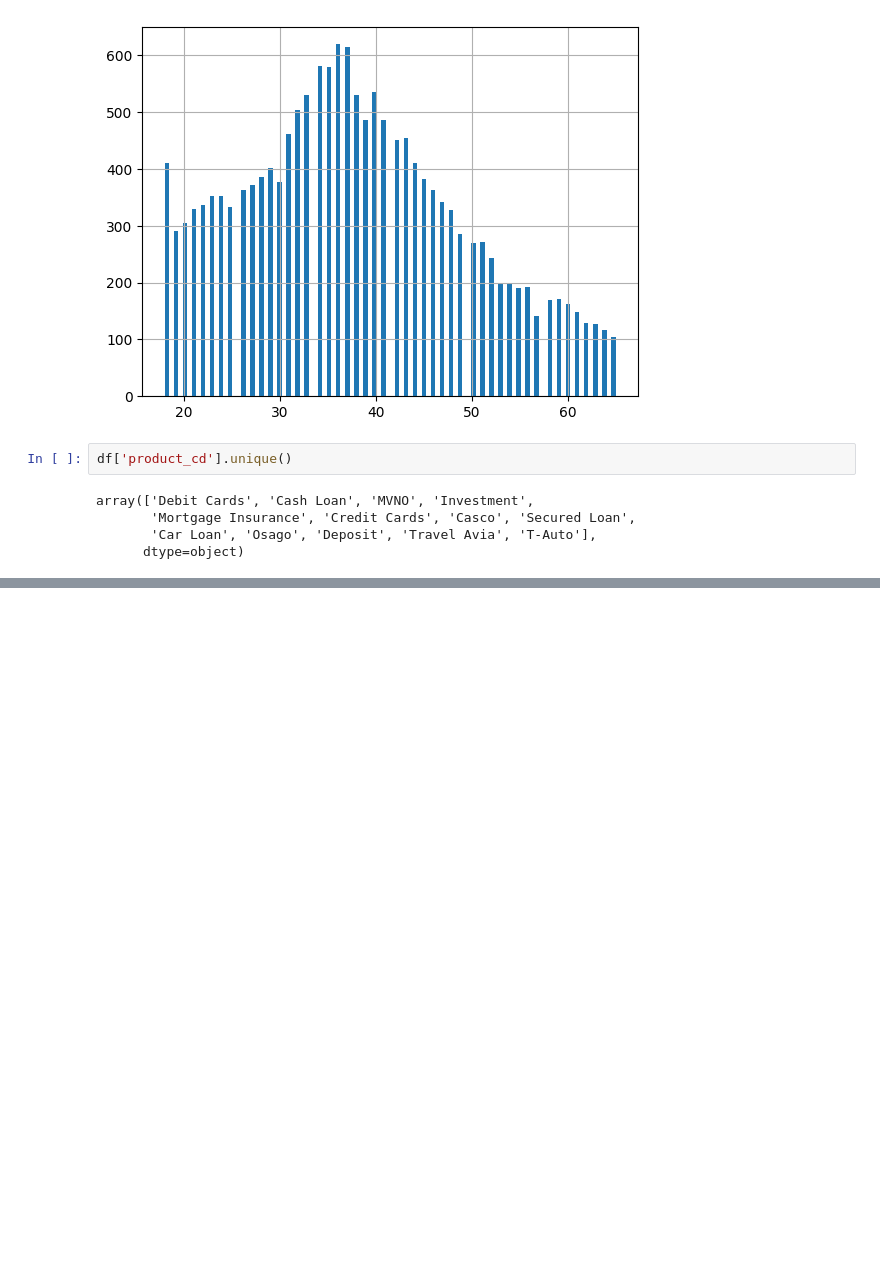
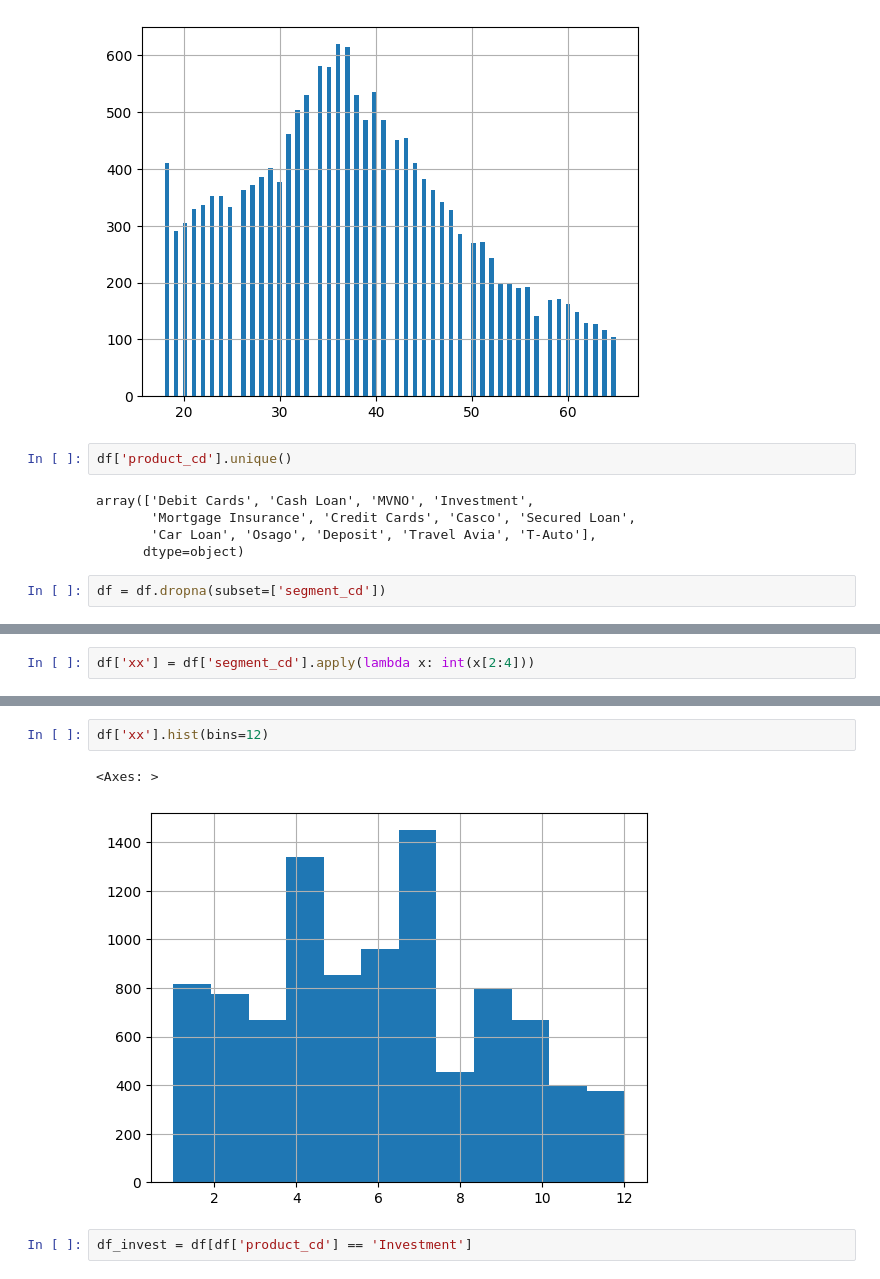
Before and after one commit to bygaga993/bread_dano_2024, a Jupyter notebook: visualization.ipynb, the cells around one changed output, grey strips where cells are left out. Saved outputs shown, nothing was run; the diff lists cells and outputs as text; blank space fills up the shorter version.

```diff
--- a/visualization.ipynb
+++ b/visualization.ipynb
@@ -667,3 +681,5 @@ array(['Debit Cards', 'Cash Loan', 'MVNO', 'Investment',
        'Mortgage Insurance', 'Credit Cards', 'Casco', 'Secured Loan',
        'Car Loan', 'Osago', 'Deposit', 'Travel Avia', 'T-Auto'],
       dtype=object)
+# %%
+df = df.dropna(subset=['segment_cd'])
@@ -669,0 +714,2 @@ array(['Debit Cards', 'Cash Loan', 'MVNO', 'Investment',
+# %%
+df['xx'] = df['segment_cd'].apply(lambda x: int(x[2:4]))
@@ -669,0 +738,7 @@ array(['Debit Cards', 'Cash Loan', 'MVNO', 'Investment',
+# %%
+df['xx'].hist(bins=12)
+# %% [output]
+<Axes: >
+[figure, added]
+# %%
+df_invest = df[df['product_cd'] == 'Investment']
```
Also changed, not shown: parts of 16 cells of this notebook, 2 other files.
